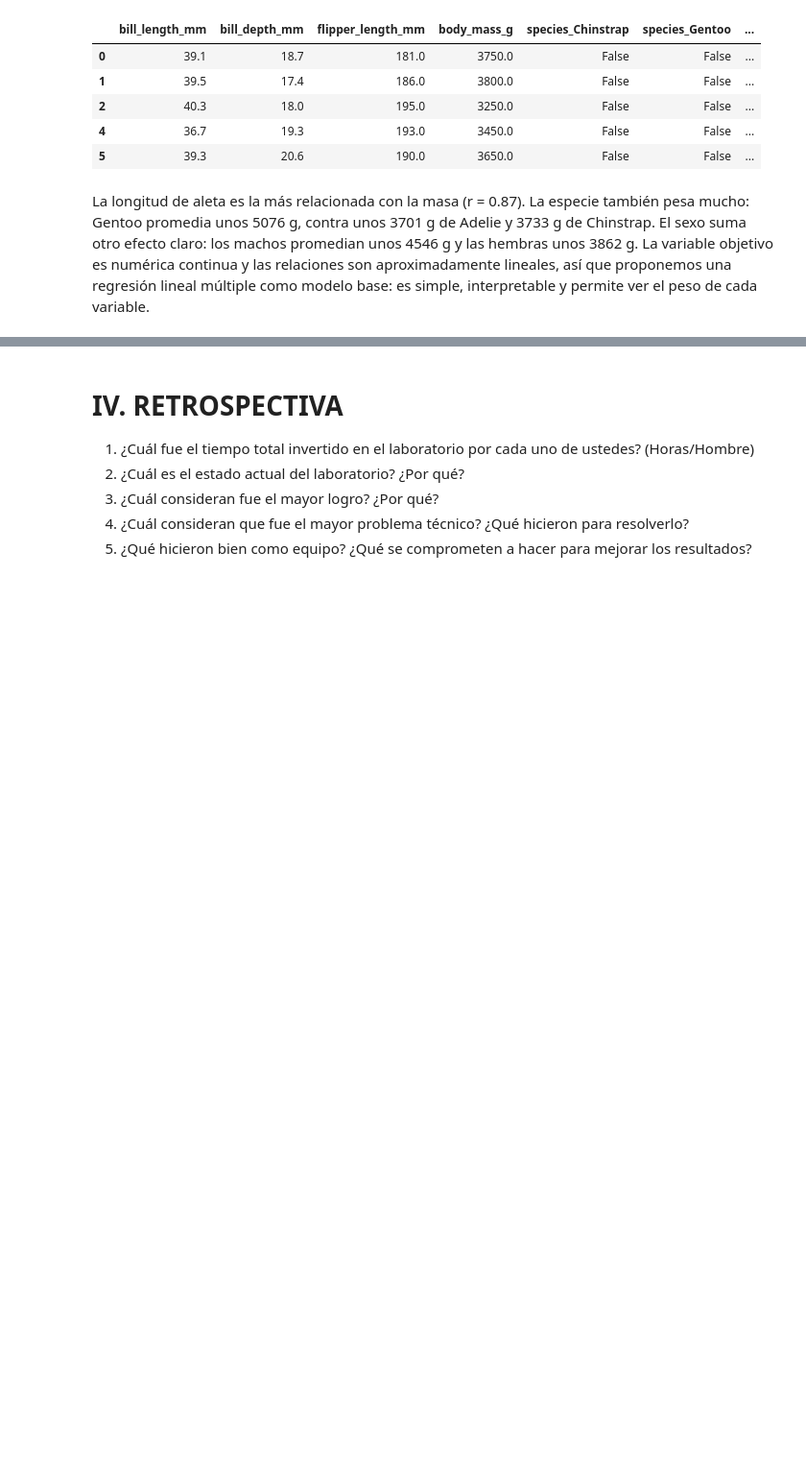
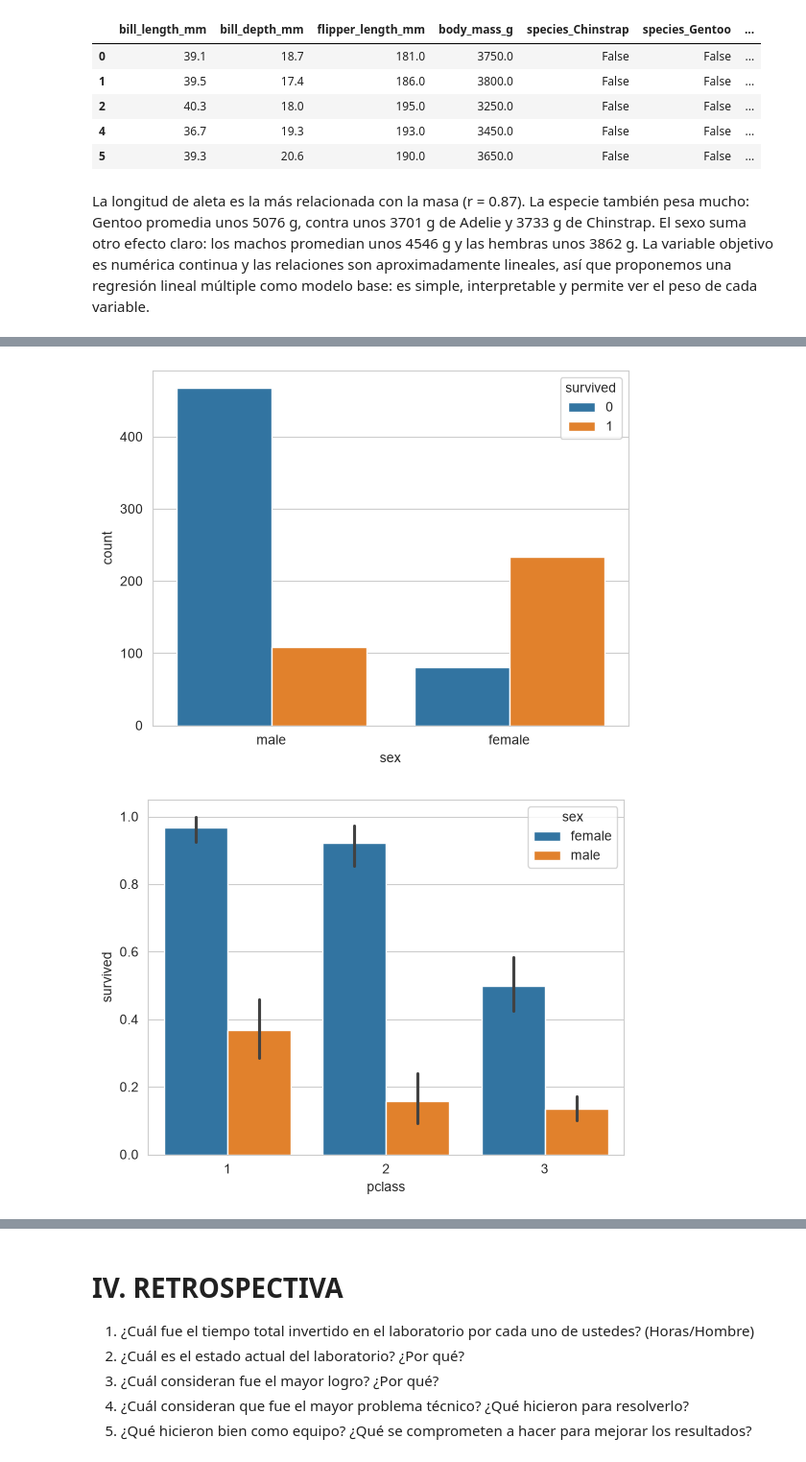
Before and after one commit to pedroay/laboratoriosIAIA, a Jupyter notebook: lab3/lab03.ipynb, the cells around one changed output, grey strips where cells are left out. Shown at 96% size. Cells and saved outputs as stored; diff of their text form; code cells hidden in the pictures; blank space fills up the shorter version.

```diff
--- a/lab3/lab03.ipynb
+++ b/lab3/lab03.ipynb
@@ -1671,0 +1670,6 @@ La variable objetivo es numérica continua y las relaciones son aproximadamente
+# %%
+titanic = pd.read_csv("data/titanic.csv")
+
+print(titanic.head())
+titanic.info()
+print(titanic.describe())
@@ -1671,0 +1694,18 @@ La variable objetivo es numérica continua y las relaciones son aproximadamente
+# %%
+# a) Supervivencia por sexo
+sns.countplot(data=titanic, x="sex", hue="survived")
+plt.show()
+# b) Tasa de supervivencia por clase y sexo
+sns.barplot(data=titanic, x="pclass", y="survived", hue="sex")
+plt.show()
+
+# c) Edad según supervivencia
+sns.histplot(data=titanic, x="age", hue="survived", kde=True)
+plt.show()
+
+# d) Tarifa según supervivencia
+sns.boxplot(data=titanic, x="survived", y="fare")
+plt.show()
+# %% [output]
+[figure, added]
+[figure, added]
```
Also changed, not shown: parts of 9 cells of this notebook.
